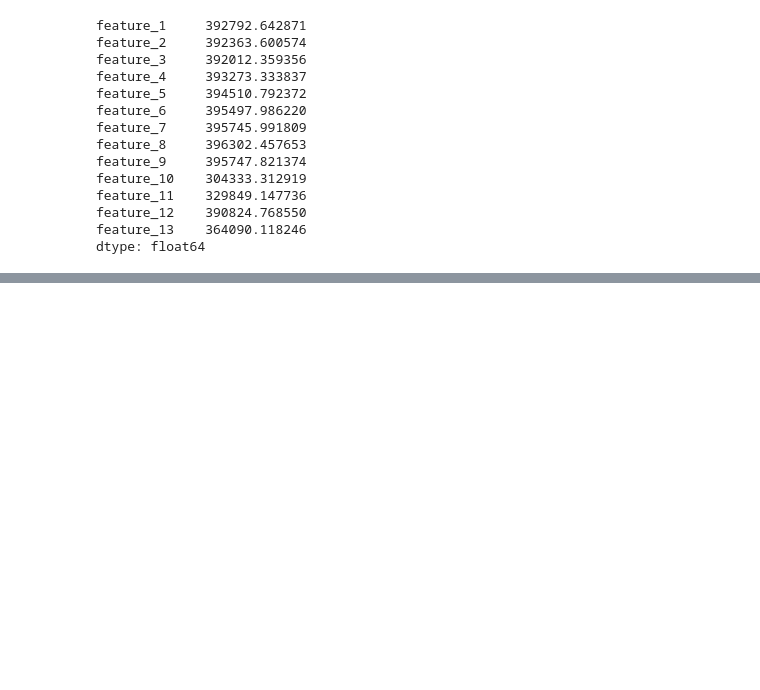
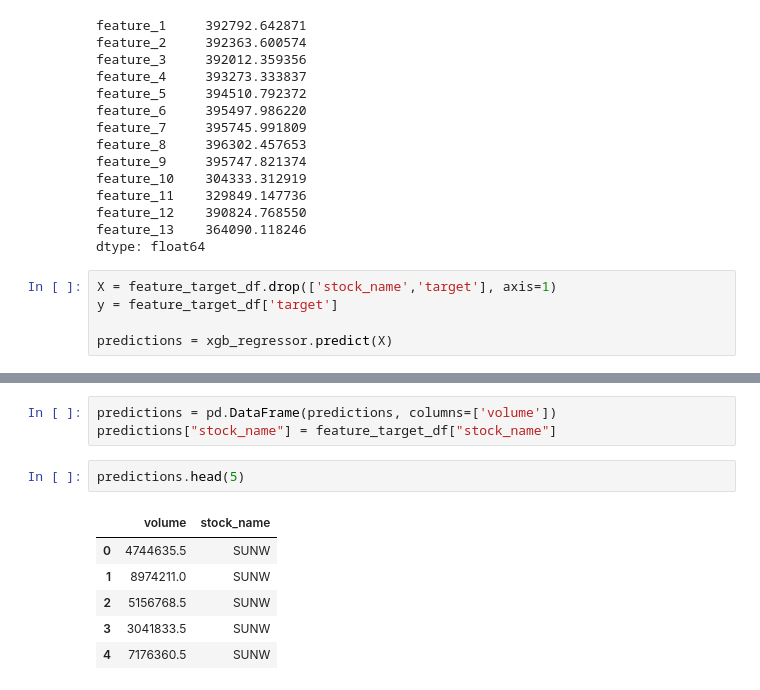
Before and after one commit to shubhamcodez/VWAP-Model, a Jupyter notebook: VolumeModel.ipynb, the cells around one changed output, grey strips where cells are left out. Drawn from its saved outputs; the diff is of its cells as text; blank space fills up the shorter version.

Commit message:
volume model'

```diff
--- a/VolumeModel.ipynb
+++ b/VolumeModel.ipynb
@@ -194,3 +194,8 @@ feature_11    329849.147736
 feature_12    390824.768550
 feature_13    364090.118246
 dtype: float64
+# %%
+X = feature_target_df.drop(['stock_name','target'], axis=1)
+y = feature_target_df['target']
+
+predictions = xgb_regressor.predict(X)
@@ -196,0 +213,12 @@ dtype: float64
+# %%
+predictions = pd.DataFrame(predictions, columns=['volume'])
+predictions["stock_name"] = feature_target_df["stock_name"]
+# %%
+predictions.head(5)
+# %% [output]
+|  | volume | stock_name |
+| 0 | 4744635.5 | SUNW |
+| 1 | 8974211.0 | SUNW |
+| 2 | 5156768.5 | SUNW |
+| 3 | 3041833.5 | SUNW |
+| 4 | 7176360.5 | SUNW |
```
Also changed, not shown: parts of 2 cells of this notebook.
